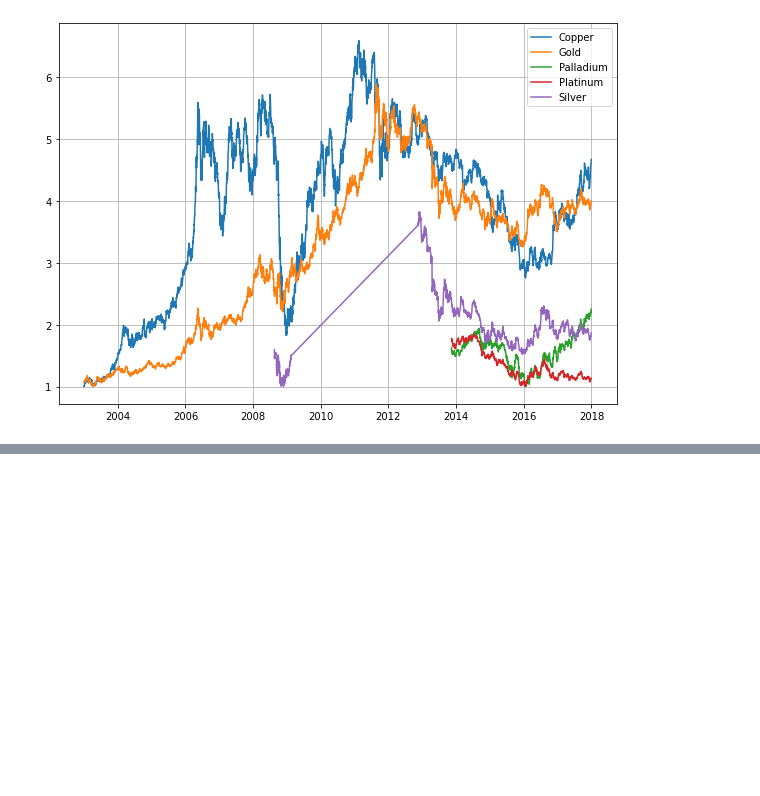
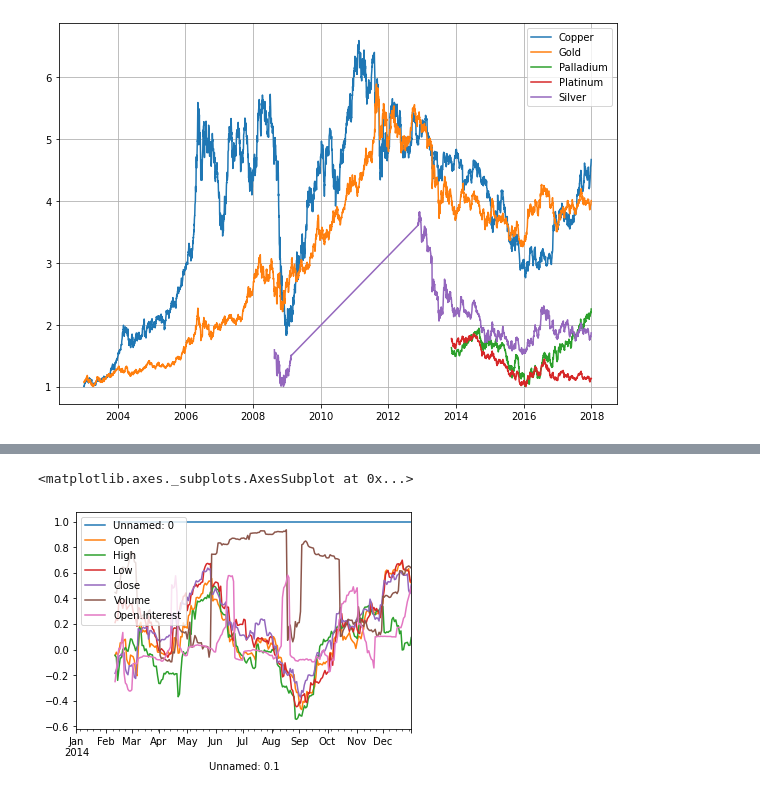
Before and after one commit to physikcat/PredictPrice, a Jupyter notebook: PridictPrice_datetime.ipynb, the cells around one changed output, grey strips where cells are left out. Drawn from its saved outputs; the diff is of its cells as text; code cells hidden in the pictures; blank space fills up the shorter version.

```diff
--- a/PridictPrice_datetime.ipynb
+++ b/PridictPrice_datetime.ipynb
@@ -110,0 +217,12 @@ ShowRelativePrice(comex_list, labels)
+# %%
+# 金 铜 收益率相关性
+gold_pct   = df_dict['COMEX_Gold_train']  ['2014'].pct_change()
+copper_pct = df_dict['COMEX_Copper_train']['2014'].pct_change()
+
+# 新版本pandas 已经删了这个函数
+# pd.rolling_corr(gold_pct, copper_pct, 30).plot() # 30 天窗口
+
+gold_pct.rolling(30).corr(copper_pct).plot()
+# %% [output]
+<matplotlib.axes._subplots.AxesSubplot at 0x...>
+[figure, added]
```
Also changed, not shown: parts of 8 cells of this notebook.
